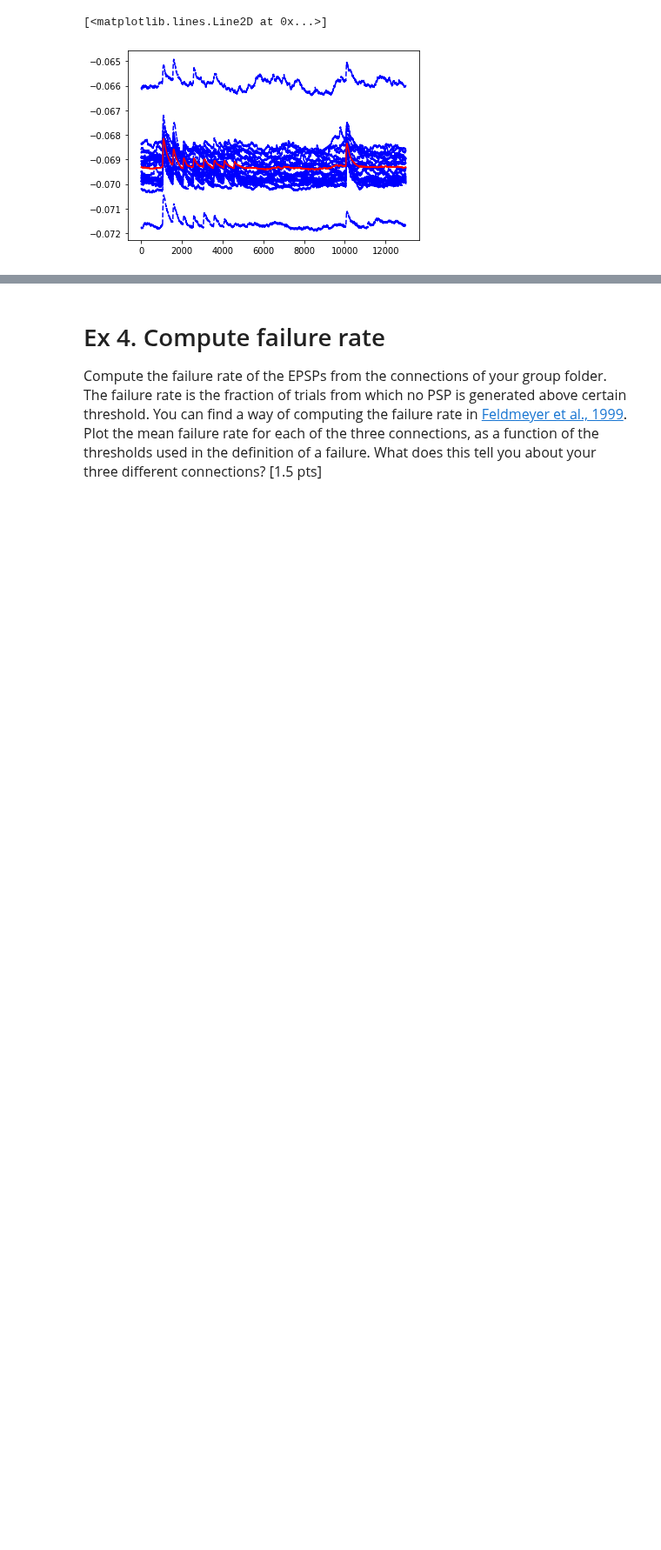
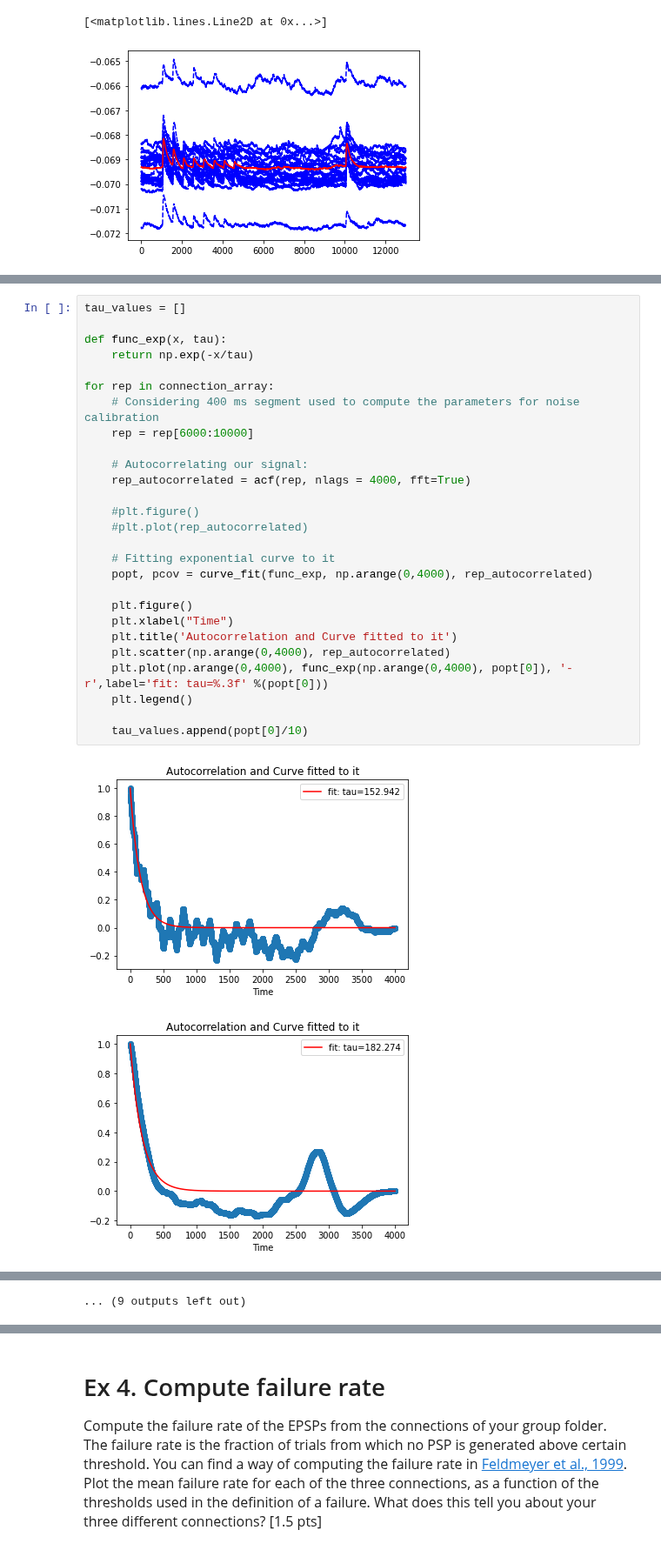
Before and after one commit to GasserElbanna/In-Silico-Neuroscience-Projects, a Jupyter notebook: Week 8/Week8_HomeWork.ipynb, the cells around one changed output, grey strips where cells are left out. Shown at 87% size. Cells and saved outputs as stored; diff of their text form; blank space fills up the shorter version.

```diff
--- a/Week 8/Week8_HomeWork.ipynb
+++ b/Week 8/Week8_HomeWork.ipynb
@@ -330,0 +342,30 @@ Amps =  [1.189881137439175, 0.6511899686994921, 0.41517863670985367, 0.367856451
+# %%
+tau_values = []
+
+def func_exp(x, tau):
+    return np.exp(-x/tau)
+
+for rep in connection_array:
+    # Considering 400 ms segment used to compute the parameters for noise calibration
+    rep = rep[6000:10000]
+
+    # Autocorrelating our signal:
+    rep_autocorrelated = acf(rep, nlags = 4000, fft=True)
+
+    #plt.figure()
+    #plt.plot(rep_autocorrelated)
+
+    # Fitting exponential curve to it
+    popt, pcov = curve_fit(func_exp, np.arange(0,4000), rep_autocorrelated)
+
+    plt.figure()
+    plt.xlabel("Time")
+    plt.title('Autocorrelation and Curve fitted to it')
+    plt.scatter(np.arange(0,4000), rep_autocorrelated)
+    plt.plot(np.arange(0,4000), func_exp(np.arange(0,4000), popt[0]), '-r',label='fit: tau=%.3f' %(popt[0]))
+    plt.legend()
+
+    tau_values.append(popt[0]/10)
+# %% [output]
+[figure, added]
+[figure, added]
@@ -330,0 +382 @@ Amps =  [1.189881137439175, 0.6511899686994921, 0.41517863670985367, 0.367856451
+... (9 outputs left out)
```
Also changed, not shown: parts of 66 cells of this notebook, 4 other files.
